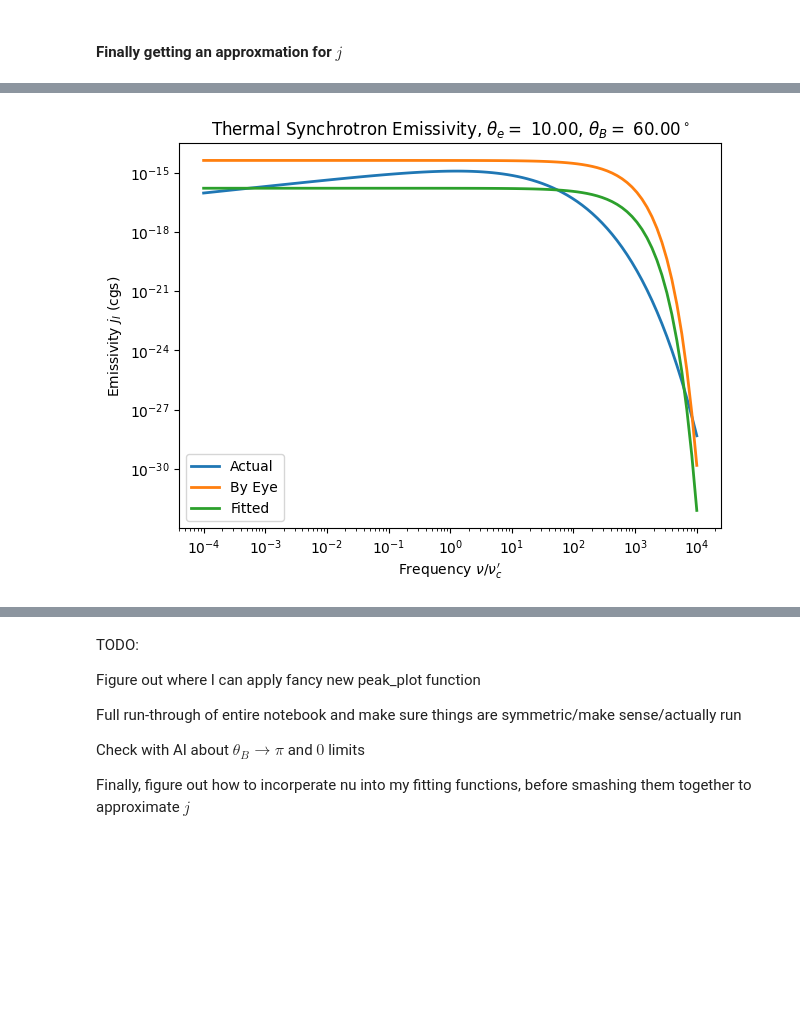
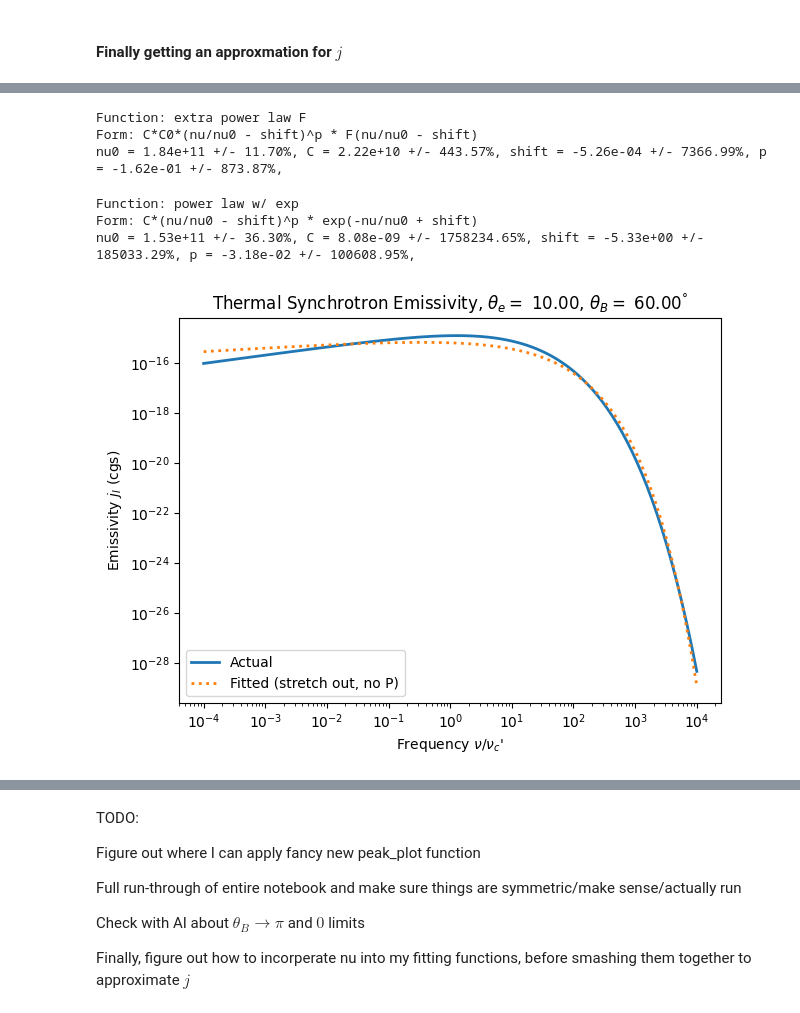
Before and after one commit to Aaron-Barrios/Aperture4, a Jupyter notebook: problems/gr_2d_kerr_schild/analysis_folder/access_data.ipynb, the cells around one changed output, grey strips where cells are left out. Cells and saved outputs as stored; diff of their text form; code cells hidden in the pictures; blank space fills up the shorter version.

Commit message:
An adjusted F sort of works (everything runs and we've got multiple models)

```diff
--- a/problems/gr_2d_kerr_schild/analysis_folder/access_data.ipynb
+++ b/problems/gr_2d_kerr_schild/analysis_folder/access_data.ipynb
@@ -897,3 +896,0 @@ def err_string(val, abs_err, typ):
-# %%
-ind_var = nuOvernucp*nuc_prime(BChange, theta_eChange, theta_BChange)
-data = jI(1., nChange, BChange, theta_eChange, theta_BChange, nuOvernucp)
@@ -916,0 +1057,21 @@ Curve Fit: nu0 = 9.49e+11 +/- 0.00%, C = 1.00e+15 +/- 0.00%, shift = -1.34e+01 +
+# %%
+# 2. Stretch model (4 params: log_nu0, C, shift, p) -- shift INSIDE the power
+popt_stretch_in, errs_stretch_in = test_model(emis_model_stretch_in, data, ind_var, name="Stretch F model (shift in)", model_index=1)
+print()
+# 2b. Stretch model -- shift OUTSIDE the power
+# Tighten bounds so shift cannot go positive (avoids sign-flip jump at low frequency)
+log_nu_min, log_nu_max = np.log10(np.min(ind_var)), np.log10(np.max(ind_var))
+bounds_out0 = ([log_nu_min - 7, 1e-30, -20.0, -100],
+              [log_nu_max + 7, 1e20,   20.0,  100])
+bounds_out = ([log_nu_min - 7, 1e-30, -20.0,  0.01],
+              [log_nu_max + 7, 1e20,   0.0,   2.0])
+popt_stretch_out0, errs_stretch_out0 = test_model(emis_model_stretch_out, data, ind_var,
+                                                name="Stretch F model (shift out)",
+                                                bounds=bounds_out0, model_index=1); print()
+popt_stretch_out, errs_stretch_out = test_model(emis_model_stretch_out, data, ind_var,
+                                                name="Stretch F model (shift out)",
+                                                bounds=bounds_out, model_index=1); print()
+# 2c. Stretch model without the (nu/nu0)^p prefactor
+
+popt_stretch_out_noP, errs_stretch_out_noP = test_model(emis_model_stretch_out_noP, data, ind_var,
+                                                        name="Stretch F model (shift out, no P)",                                                        bounds=bounds_out, model_index=2)
@@ -917,15 +1094,36 @@ Curve Fit: nu0 = 9.49e+11 +/- 0.00%, C = 1.00e+15 +/- 0.00%, shift = -1.34e+01 +
+# %%
+# 3. PowerF model (4 params: log_nu0, C, shift, M)
+popt_powerF, errs_powerF = test_model(emis_model_powerF, data, ind_var, name="PowerF model", model_index=3)
+# %% [output]
+Function: extra power law F
+Form: C*C0*(nu/nu0 - shift)^p * F(nu/nu0 - shift)
+nu0 = 1.84e+11 +/- 11.70%, C = 2.22e+10 +/- 443.57%, shift = -5.26e-04 +/- 7366.99%, p = -1.62e-01 +/- 873.87%,
+# %%
+# 4. Power exp model (3 params: log_nu0, C, p)
+popt_pe, errs_pe = test_model(emis_model_power_exp, data, ind_var, name="Power exp model", model_index=4)
+# %% [output]
+Function: power law w/ exp
+Form: C*(nu/nu0 - shift)^p * exp(-nu/nu0 + shift)
+nu0 = 1.53e+11 +/- 36.30%, C = 8.08e-09 +/- 1758234.65%, shift = -5.33e+00 +/- 185033.29%, p = -3.18e-02 +/- 100608.95%,
 # %%
 plt.figure(figsize=(7, 5))
-plt.loglog(nuOvernucp, jI(2., nChange, BChange, theta_eChange, theta_BChange, nuOvernucp), lw=2, label="Actual")
-plt.loglog(nuOvernucp, emis_model(np.log10(ind_var), np.log10(1e12), 1e15, -10), lw=2, label="By Eye")
-plt.loglog(nuOvernucp, emis_model(np.log10(ind_var), log_nu0, C, shift), lw=2, label="Fitted")
-plt.xlabel(r"Frequency $\nu/\nu_c'$"); plt.xscale('log'); plt.yscale('log')
+plt.loglog(nuOvernucp, data, lw=2, label="Actual")
+# plt.loglog(nuOvernucp, eval_model(emis_model, popt_basic, ind_var), lw=2, label="Fitted (basic)", ls='-')
+# plt.loglog(nuOvernucp, eval_model(emis_model_stretch_out, popt_stretch_out0, ind_var), lw=2, label="Fitted (stretch out 0)", ls='--')
+# plt.loglog(nuOvernucp, eval_model(emis_model_stretch_in, popt_stretch_in, ind_var), lw=2, label="Fitted (stretch in)", ls='--')
+plt.loglog(nuOvernucp, eval_model(emis_model_stretch_out_noP, popt_stretch_out_noP, ind_var), lw=2, label="Fitted (stretch out, no P)", ls=':')
+# plt.loglog(nuOvernucp, eval_model(emis_model_stretch_out, popt_stretch_out, ind_var), lw=2, label="Fitted (stretch out)", ls='--')
+# plt.loglog(nuOvernucp, eval_model(emis_model_powerF, popt_powerF, ind_var), lw=2, label="Fitted (powerF)", ls=':')
+# plt.loglog(nuOvernucp, eval_model(emis_model_power_exp, popt_pe, ind_var), lw=2, label="Fitted (power exp)", ls='-.')
+# plt.loglog(nuOvernucp, emis_model(np.log10(ind_var), 13, C, -10), lw=2, label="By eye")
+plt.xlabel(r"Frequency $\nu/\nu_c$'")
+# plt.xscale('linear')
+# plt.yscale('linear')
 plt.ylabel(r'Emissivity $j_I$ (cgs)')
-plt.title(fr'Thermal Synchrotron Emissivity, $\theta_e =$ {theta_e:.2f}, $\theta_B =$ {180*theta_B/np.pi:.2f}$^\circ$')
-plt.legend()
-plt.show()
+plt.title(fr'Thermal Synchrotron Emissivity, $\theta_e =$ {theta_eChange:.2f}, $\theta_B =$ {angle(theta_BChange):.2f}$^\degree$')
+plt.legend(); plt.show()
 # %% [output]
-[figure, old version]
+[figure, new version]
 # %%
 #Flipped plot
 plt.figure(figsize=(7, 5))
```
Also changed, not shown: parts of 41 cells of this notebook.
